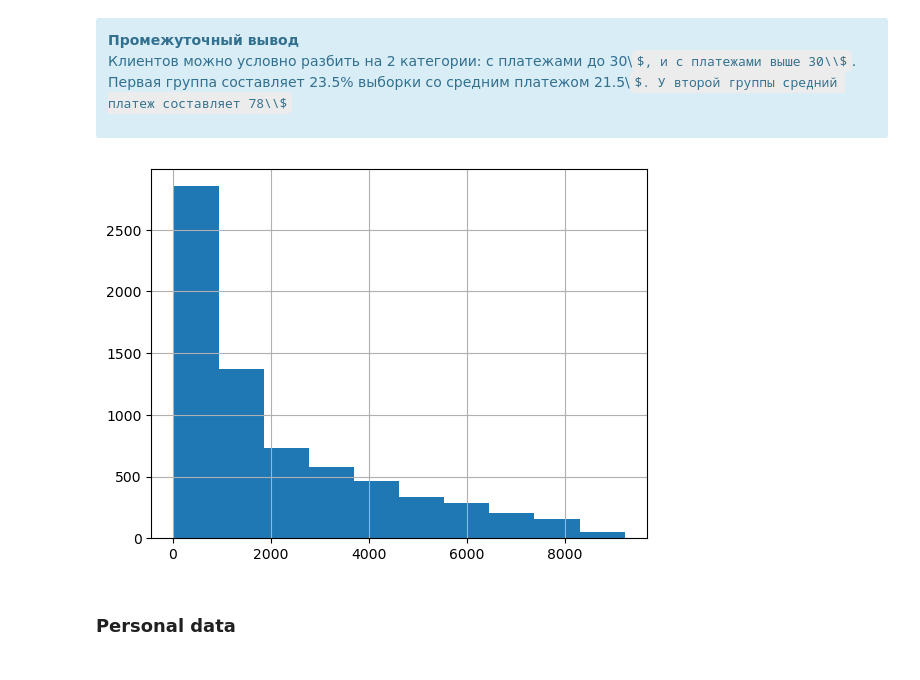
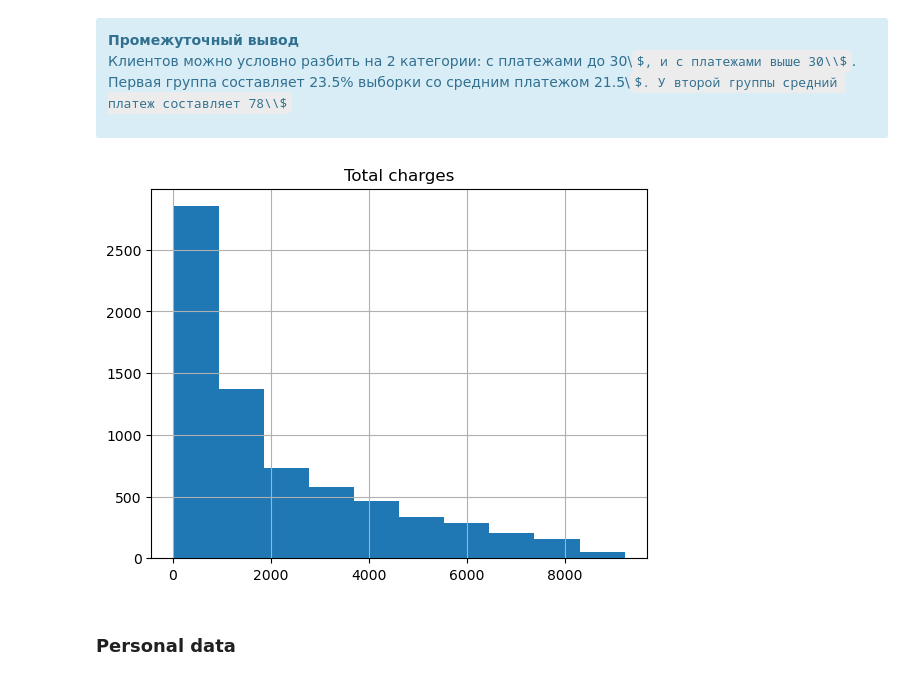
Before and after one commit to MrArizona42/yandex_practicum, a Jupyter notebook: ml_final_telecom_project/final_telecom_project.ipynb, the cells around one changed output. Drawn from its saved outputs; the diff is of its cells as text; code cells hidden in the pictures; some formulas as TeX source.

```diff
--- a/ml_final_telecom_project/final_telecom_project.ipynb
+++ b/ml_final_telecom_project/final_telecom_project.ipynb
@@ -232,9 +245,10 @@ print(f'Остальные платят в среднем {higher_30_mean:.1f}$'
 Клиентов можно условно разбить на 2 категории: с платежами до 30\\$, и с платежами выше 30\\$. Первая группа составляет 23.5% выборки со средним платежом 21.5\\$. У второй группы средний платеж составляет 78\\$
 # %%
 contract_data['total_charges'].hist()
+plt.title('Total charges')
 plt.show()
 # %% [output]
-[figure, old version]
+[figure, new version]
 # %% [markdown]
 ### Personal data
 # %%
```
Also changed, not shown: parts of 6 cells of this notebook, 1 other file.
